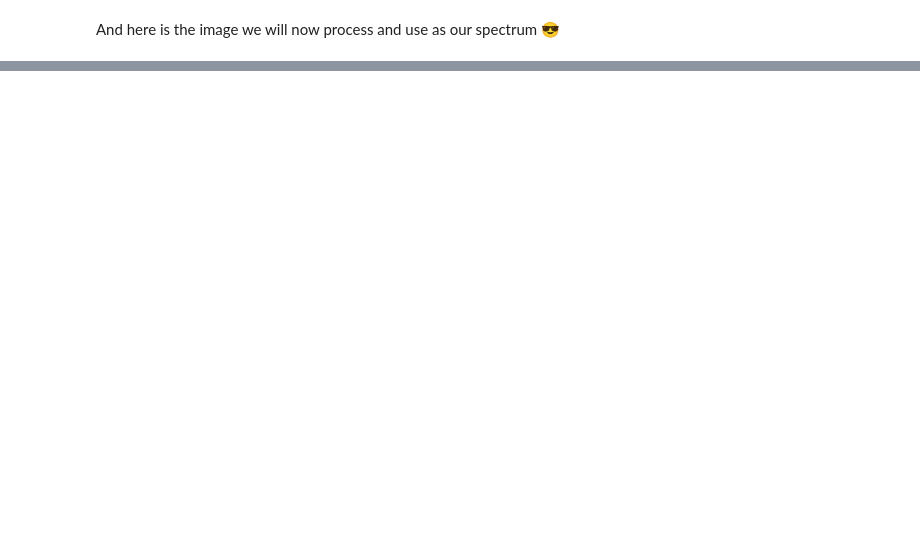
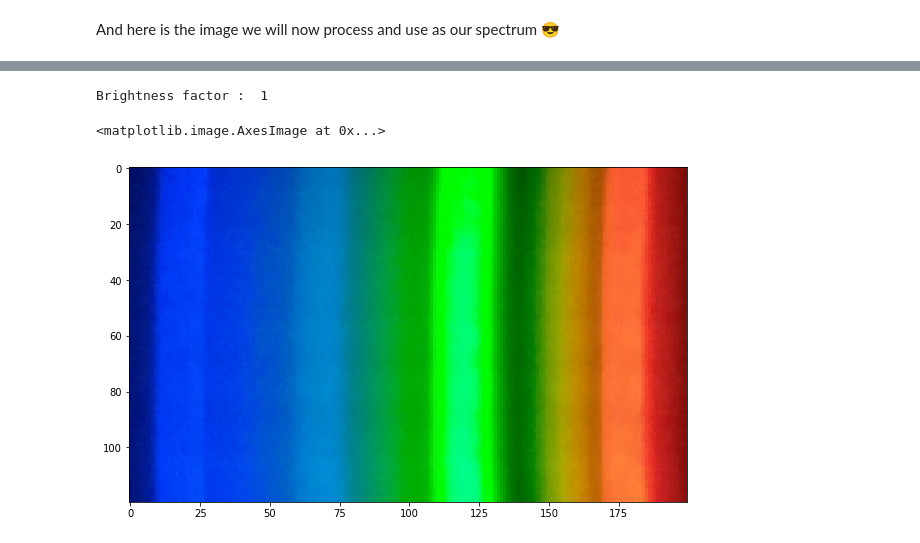
Before and after one commit to orcsgirls/LegoSpectrometer, a Jupyter notebook: SpectrometerControl.ipynb, the cells around one changed output, grey strips where cells are left out. Cells and saved outputs as stored; diff of their text form; code cells hidden in the pictures; blank space fills up the shorter version.

```diff
--- a/SpectrometerControl.ipynb
+++ b/SpectrometerControl.ipynb
@@ -86,0 +103,8 @@ And here is the image we will now process and use as our spectrum 😎
+# %%
+def adjustBrightness(image):
+    pixels = np.asarray(image)
+    maxcol = [pixels[:,:,0].max(),pixels[:,:,1].max(),pixels[:,:,2].max()]
+    factor = int(255 / max(maxcol))
+    print ('Brightness factor : ', factor)
+
+    return factor*pixels
@@ -86,0 +117,7 @@ And here is the image we will now process and use as our spectrum 😎
+# %%
+adjusted=adjustBrightness(cropped)
+plt.imshow(adjusted)
+# %% [output]
+Brightness factor :  1
+<matplotlib.image.AxesImage at 0x...>
+[figure, added]
```
Also changed, not shown: parts of 7 cells of this notebook, 2 other files.
